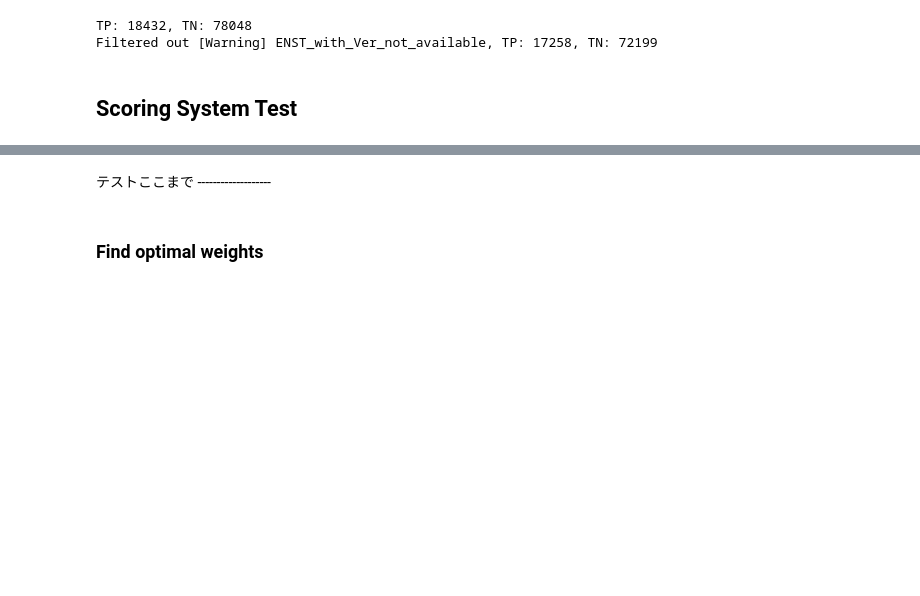
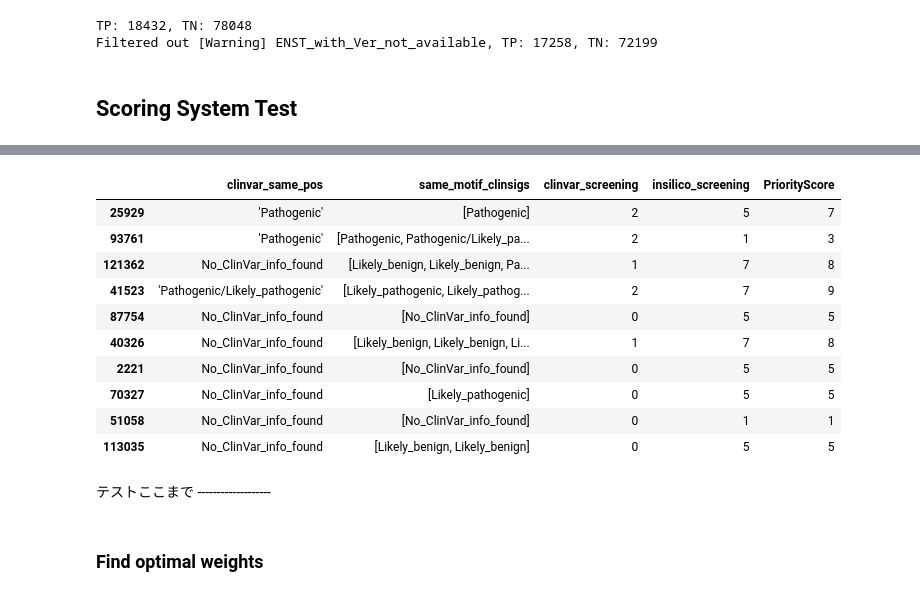
Before and after one commit to ysut/nar, a Jupyter notebook: ValidationData/TP/additional/publish.ipynb, the cells around one changed output, grey strips where cells are left out. Cells and saved outputs as stored; diff of their text form; code cells hidden in the pictures; blank space fills up the shorter version.

```diff
--- a/ValidationData/TP/additional/publish.ipynb
+++ b/ValidationData/TP/additional/publish.ipynb
@@ -695,5 +724,5 @@ Filtered out [Warning] ENST_with_Ver_not_available, TP: 17258, TN: 72199
 # %%
-solution = all_solutions[0]
+solution = all_solutions[4]
 ths_scores = {'clinvar_same_pos': solution['s1'],
         'clinvar_same_motif': solution['s2'],
         'clinvar_else': solution['s3'],
@@ -710,3 +739,4 @@ ths_scores = {'clinvar_same_pos': solution['s1'],
         'canon_splai_gte_0.2': solution['s14'],
         'clinvar_blb': solution['s15']
         }
+scoring = Scoring(ths=ths_scores)
@@ -843,14 +742,0 @@ def anno_same_motif_vars(row, cln_bcf: pysam.VariantFile) -> str:
-# %%
-x = "17-29556025-C-G:Pathogenic, 17-29556025-C-T:Likely_benign, 17-29556027-A-G:Pathogenic/Likely_pathogenic, 17-29556028-A-G:Pathogenic, 17-29556029-A-G:Pathogenic, 17-29556030-A-G:Pathogenic/Likely_pathogenic, 17-29556030-A-T:Likely_benign, 17-29556031-T-G:Pathogenic/Likely_pathogenic, 17-29556034-T-A:Pathogenic, 17-29556035-G-C:Likely_benign, 17-29556036-T-C:Likely_benign, 17-29556038-T-C:Likely_benign, 17-29556039-T-G:Likely_benign, 17-29556041-A-C:Pathogenic, 17-29556041-A-G:Pathogenic, 17-29556041-AG-A:Pathogenic, 17-29556042-G-A:Pathogenic, 17-29556042-G-C:Pathogenic/Likely_pathogenic, 17-29556042-G-T:Pathogenic, 17-29556043-GC-G:Pathogenic"
-x = "No_ClinVar_info_found"
-
-def extract_clinsigs(row) -> list:
-    if row == "No_ClinVar_info_found":
-        clinsgs = ["No_ClinVar_info_found"]
-        return clinsgs
-    else:
-        clinsgs = [var_clinsig.split(':')[1] for var_clinsig in row.split(', ')]
-        # return __remove_square_brackets(str(clinsgs))
-        return clinsgs
-
-tp_train['clinsigs'] = tp_train['same_motif_test'].apply(extract_clinsigs)
@@ -861,3 +761,29 @@ logger.info(f"TP_train: {len(tp_train)}")
+# %%
+tp_train = pd.read_pickle(f'train_test_pkls/tp_prescore_train_{random_state}.pkl')
+tn_train = pd.read_pickle(f'train_test_pkls/tn_prescore_train_{random_state}.pkl')
+
+tp_train['insilico_screening'] = tp_train.parallel_apply(scoring.insilico_screening, axis=1)
+tp_train['clinvar_screening'] = tp_train.parallel_apply(scoring.clinvar_screening, axis=1)
+# tp_train['PriorityScore'] = tp_train.parallel_apply(scoring.calc_priority_score, axis=1)
+# tp_train = scoring.calc_priority_score(tp_train)
+tp_train = tp_train[tp_train['insilico_screening'] != 'Not available']
+tp_train['PriorityScore'] = tp_train['insilico_screening'] + tp_train['clinvar_screening']
+# If PriorityScore under 0, set it to 0
+tp_train['PriorityScore'] = tp_train['PriorityScore'].apply(lambda x: 0 if x < 0 else x)
+# %%
+tp_train[['clinvar_same_pos', 'same_motif_clinsigs', 'clinvar_screening', 'insilico_screening', 'PriorityScore']].head(10)
+# %% [output]
+|  | clinvar_same_pos | same_motif_clinsigs | clinvar_screening | insilico_screening | PriorityScore |
+| 25929 | 'Pathogenic' | [Pathogenic] | 2 | 5 | 7 |
+| 93761 | 'Pathogenic' | [Pathogenic, Pathogenic/Likely_pa... | 2 | 1 | 3 |
+| 121362 | No_ClinVar_info_found | [Likely_benign, Likely_benign, Pa... | 1 | 7 | 8 |
+| 41523 | 'Pathogenic/Likely_pathogenic' | [Likely_pathogenic, Likely_pathog... | 2 | 7 | 9 |
+| 87754 | No_ClinVar_info_found | [No_ClinVar_info_found] | 0 | 5 | 5 |
+| 40326 | No_ClinVar_info_found | [Likely_benign, Likely_benign, Li... | 1 | 7 | 8 |
+| 2221 | No_ClinVar_info_found | [No_ClinVar_info_found] | 0 | 5 | 5 |
+| 70327 | No_ClinVar_info_found | [Likely_pathogenic] | 0 | 5 | 5 |
+| 51058 | No_ClinVar_info_found | [No_ClinVar_info_found] | 0 | 1 | 1 |
+| 113035 | No_ClinVar_info_found | [Likely_benign, Likely_benign] | 0 | 5 | 5 |
 # %% [markdown]
 テストここまで -------------------
 # %% [markdown]
```
Also changed, not shown: parts of 17 cells of this notebook, 2 other files.
